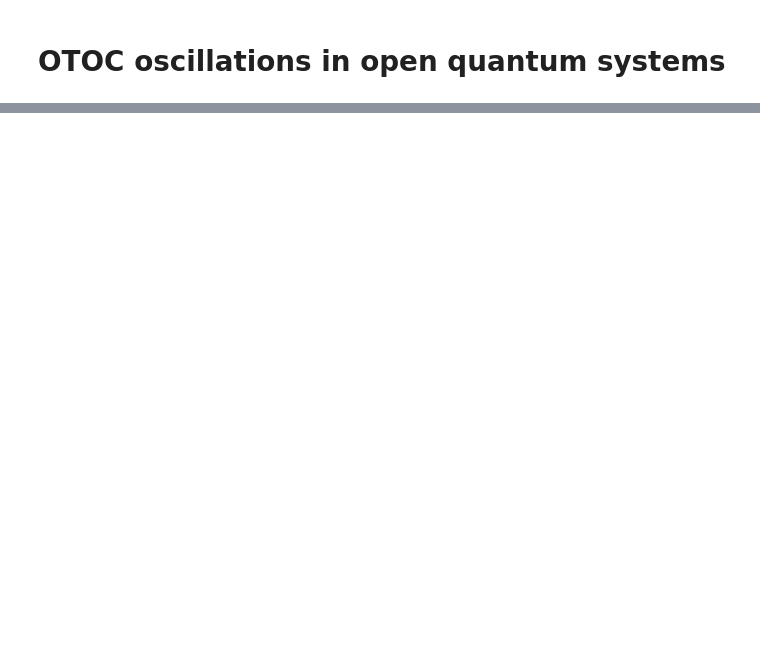
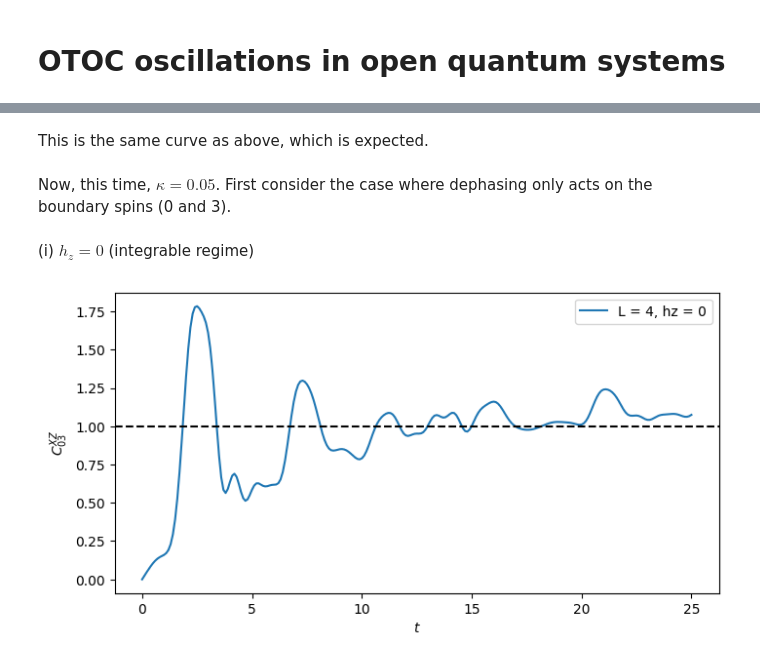
Before and after one commit to Kenji-Maeda/chaos, a Jupyter notebook: open_system.ipynb, the cells around one changed output, grey strips where cells are left out. Cells and saved outputs as stored; diff of their text form; code cells hidden in the pictures; blank space fills up the shorter version.

```diff
--- a/open_system.ipynb
+++ b/open_system.ipynb
@@ -92,0 +63,14 @@ plt.show()
+# %% [markdown]
+This is the same curve as above, which is expected.
+# %% [markdown]
+Now, this time, $\kappa = 0.05$. First consider the case where dephasing only acts on the boundary spins (0 and 3).
+# %% [markdown]
+(i) $h_z = 0$ (integrable regime)
+# %%
+otoc = OTOC.init(L=4, J=1, hz=0, hx=1, mu='X', nu='Z', i=0, j=3,T=25, tstep=0.1, Dt=30, init_state=0,
+    dynamics='dephasing', kappa=0.05, location='boundary', direction='Z')
+
+otoc.analysis()
+otoc.plot_otoc()
+# %% [output]
+[figure, added]
```
Also changed, not shown: parts of 39 cells of this notebook, 3 other files.
